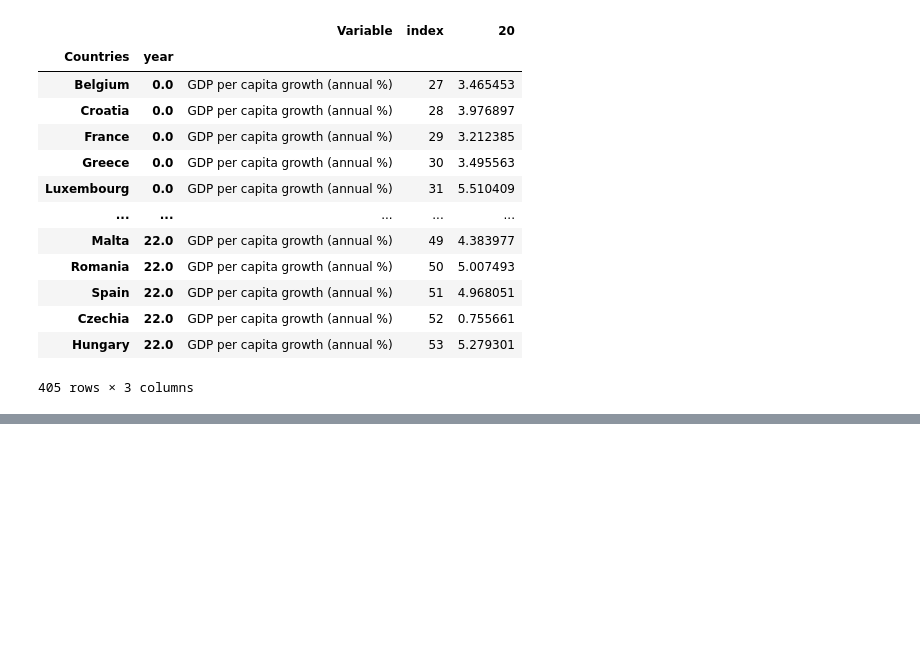
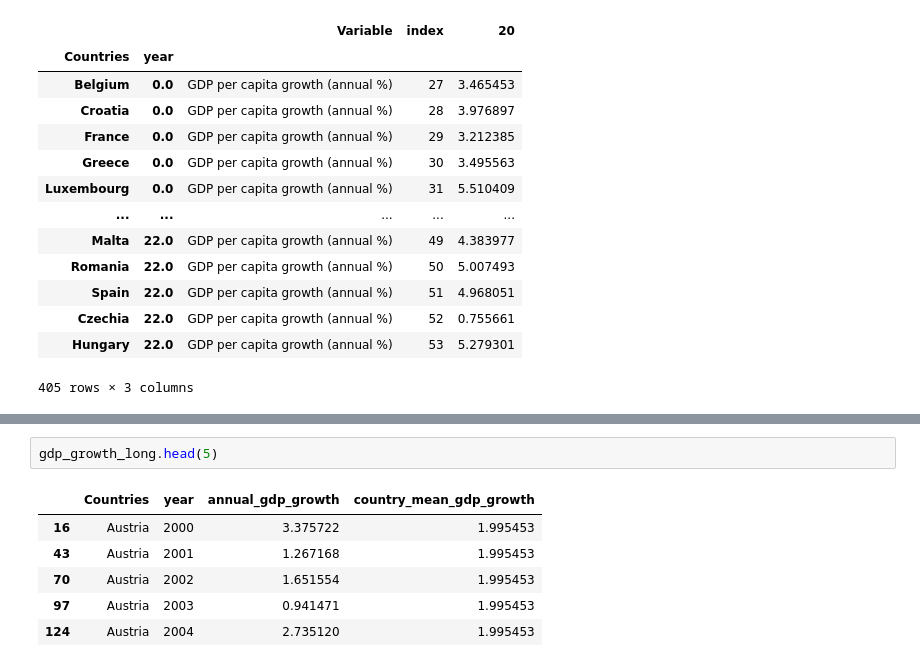
Before and after one commit to NumEconCopenhagen/projects-2024-darja-christian, a Jupyter notebook: dataproject/Darja_Work.ipynb, the cells around one changed output, grey strips where cells are left out. Cells and saved outputs as stored; diff of their text form; blank space fills up the shorter version.

```diff
--- a/dataproject/Darja_Work.ipynb
+++ b/dataproject/Darja_Work.ipynb
@@ -146,0 +213,9 @@ pd.wide_to_long(gdp_world_bank, stubnames='gdp_growth', i='Country Name', j='yea
+# %%
+gdp_growth_long.head(5)
+# %% [output]
+|  | Countries | year | annual_gdp_growth | country_mean_gdp_growth |
+| 16 | Austria | 2000 | 3.375722 | 1.995453 |
+| 43 | Austria | 2001 | 1.267168 | 1.995453 |
+| 70 | Austria | 2002 | 1.651554 | 1.995453 |
+| 97 | Austria | 2003 | 0.941471 | 1.995453 |
+| 124 | Austria | 2004 | 2.735120 | 1.995453 |
```
Also changed, not shown: parts of 10 cells of this notebook.
